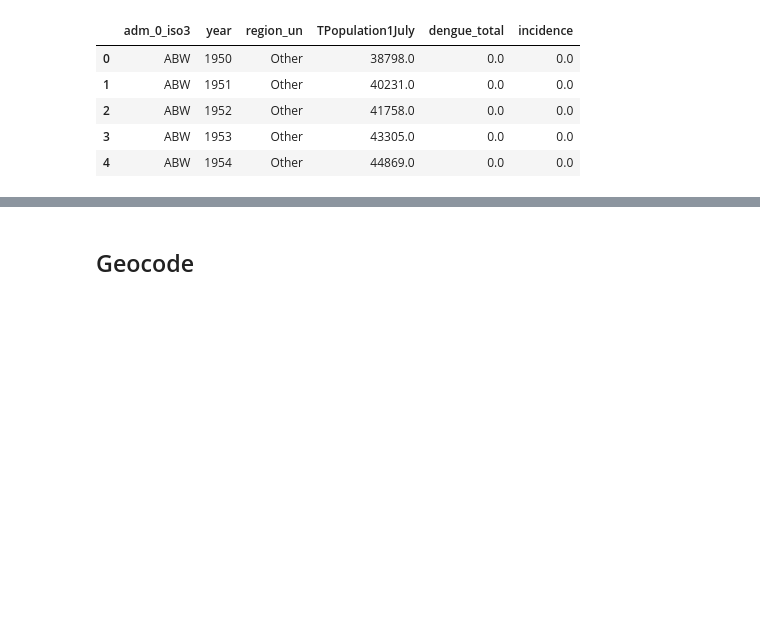
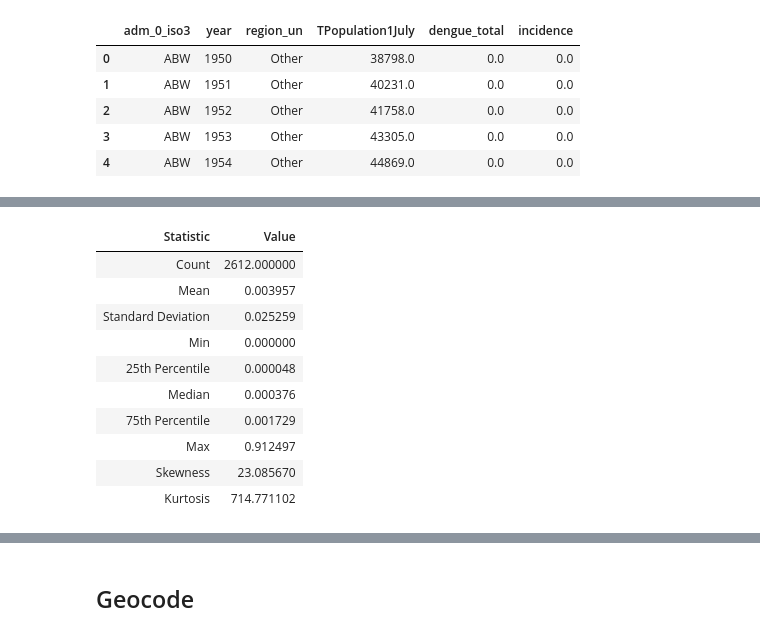
Before and after one commit to haileyrobertson/endemic-factors, a Jupyter notebook: src/ef_opendengue_cleaning.ipynb, the cells around one changed output, grey strips where cells are left out. Cells and saved outputs as stored; diff of their text form; code cells hidden in the pictures; blank space fills up the shorter version.

```diff
--- a/src/ef_opendengue_cleaning.ipynb
+++ b/src/ef_opendengue_cleaning.ipynb
@@ -580,0 +698,45 @@ for region in regions:
+# %%
+# Filter out ALL rows where incidence is zero
+non_zero_incidence = any_dengue[any_dengue['incidence'] > 0]
+
+# Recalculate the descriptive statistics for non-zero incidence
+summary_stats_non_zero = non_zero_incidence['incidence'].describe()
+
+# Calculate skewness and kurtosis for non-zero data
+skewness_non_zero = non_zero_incidence['incidence'].skew()
+kurtosis_non_zero = non_zero_incidence['incidence'].kurt()
+
+# Create the stats table without zeros
+stats_table_non_zero = pd.DataFrame({
+    'Statistic': ['Count', 'Mean', 'Standard Deviation', 'Min', '25th Percentile', 'Median', '75th Percentile', 'Max', 'Skewness', 'Kurtosis'],
+    'Value': [
+        summary_stats_non_zero['count'],
+        summary_stats_non_zero['mean'],
+        summary_stats_non_zero['std'],
+        summary_stats_non_zero['min'],
+        summary_stats_non_zero['25%'],
+        summary_stats_non_zero['50%'],
+        summary_stats_non_zero['75%'],
+        summary_stats_non_zero['max'],
+        skewness_non_zero,
+        kurtosis_non_zero
+    ]
+})
+
+# Display the table
+stats_table_non_zero.style.format({'Value': '{:.6f}'}).hide(axis="index").set_table_styles(
+    [{'selector': 'th', 'props': [('text-align', 'center')]},
+     {'selector': 'td', 'props': [('text-align', 'right')]},
+     {'selector': 'table', 'props': [('border-collapse', 'collapse')]}])
+# %% [output]
+| Statistic | Value |
+| Count | 2612.000000 |
+| Mean | 0.003957 |
+| Standard Deviation | 0.025259 |
+| Min | 0.000000 |
+| 25th Percentile | 0.000048 |
+| Median | 0.000376 |
+| 75th Percentile | 0.001729 |
+| Max | 0.912497 |
+| Skewness | 23.085670 |
+| Kurtosis | 714.771102 |
```
Also changed, not shown: parts of 21 cells of this notebook, 6 other files.
